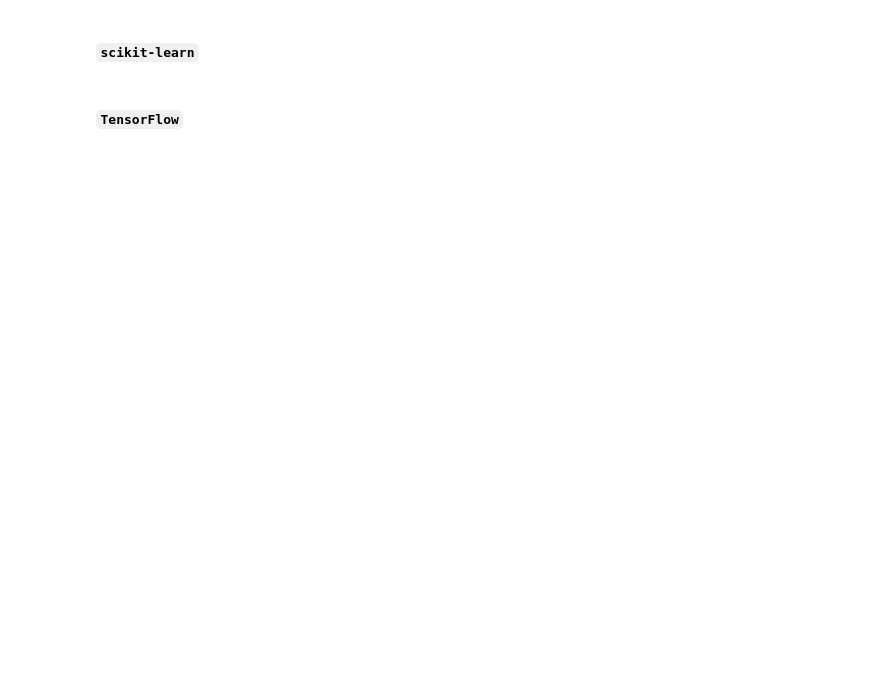
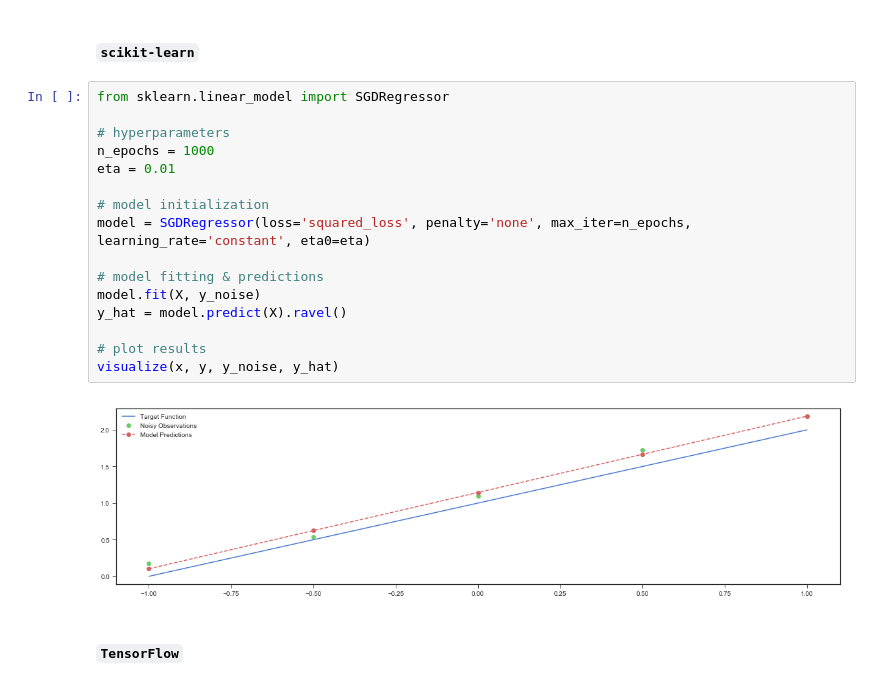
Before and after one commit to vishalbelsare/Docs, a Jupyter notebook: workshop-01/notebooks/Linear Models.ipynb, the cells around one changed output. Drawn from its saved outputs; the diff is of its cells as text; blank space fills up the shorter version.

```diff
--- a/workshop-01/notebooks/Linear Models.ipynb
+++ b/workshop-01/notebooks/Linear Models.ipynb
@@ -119,4 +137,22 @@ plt.plot(loss);
 # %% [markdown]
 #### `scikit-learn`  <a class="anchor" id="sgd-sklearn"></a>
+# %%
+from sklearn.linear_model import SGDRegressor
+
+# hyperparameters
+n_epochs = 1000
+eta = 0.01
+
+# model initialization
+model = SGDRegressor(loss='squared_loss', penalty='none', max_iter=n_epochs, learning_rate='constant', eta0=eta)
+
+# model fitting & predictions
+model.fit(X, y_noise)
+y_hat = model.predict(X).ravel()
+
+# plot results
+visualize(x, y, y_noise, y_hat)
+# %% [output]
+[figure, added]
 # %% [markdown]
 #### `TensorFlow` <a class="anchor" id="sgd-tf"></a>
```
Also changed, not shown: parts of 9 cells of this notebook.
